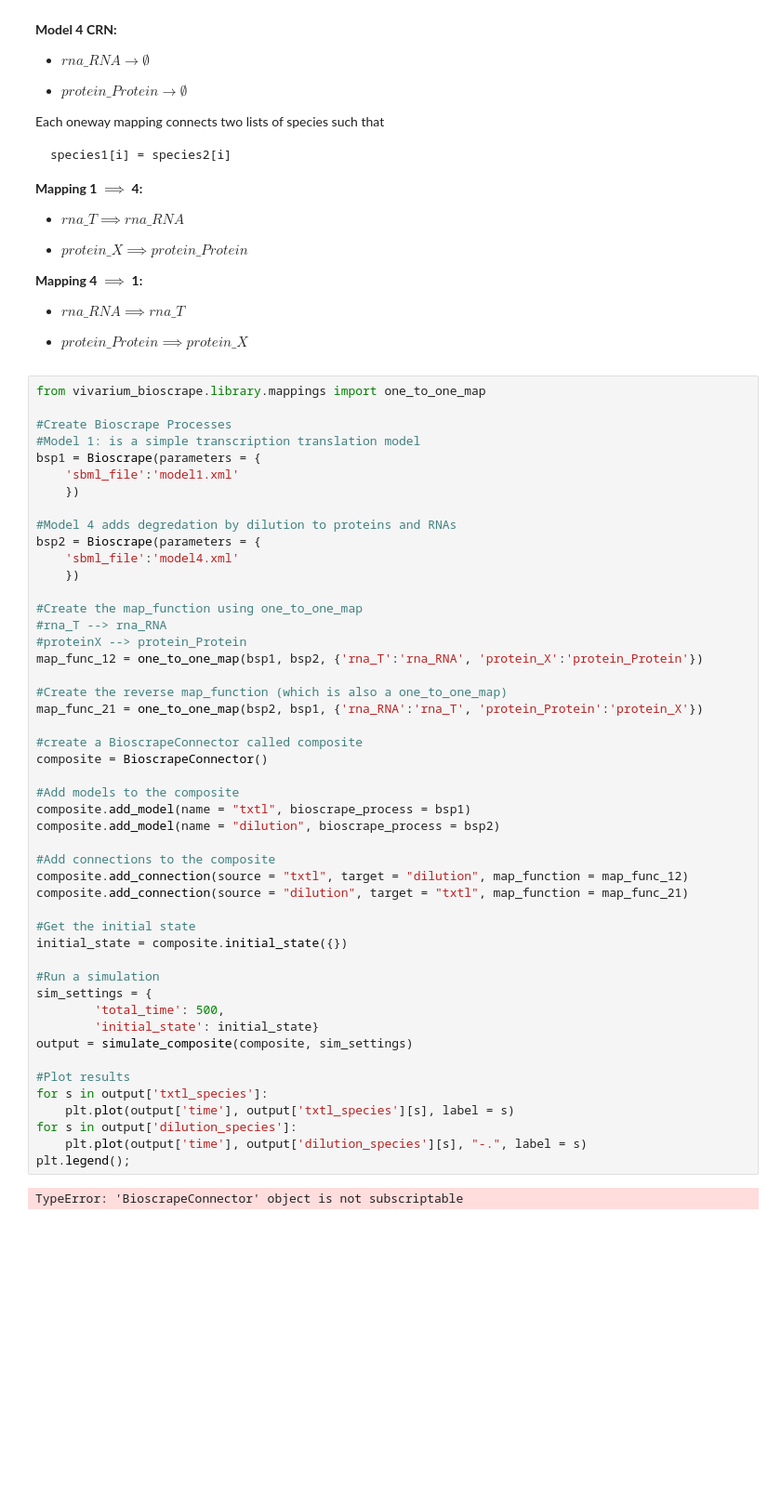
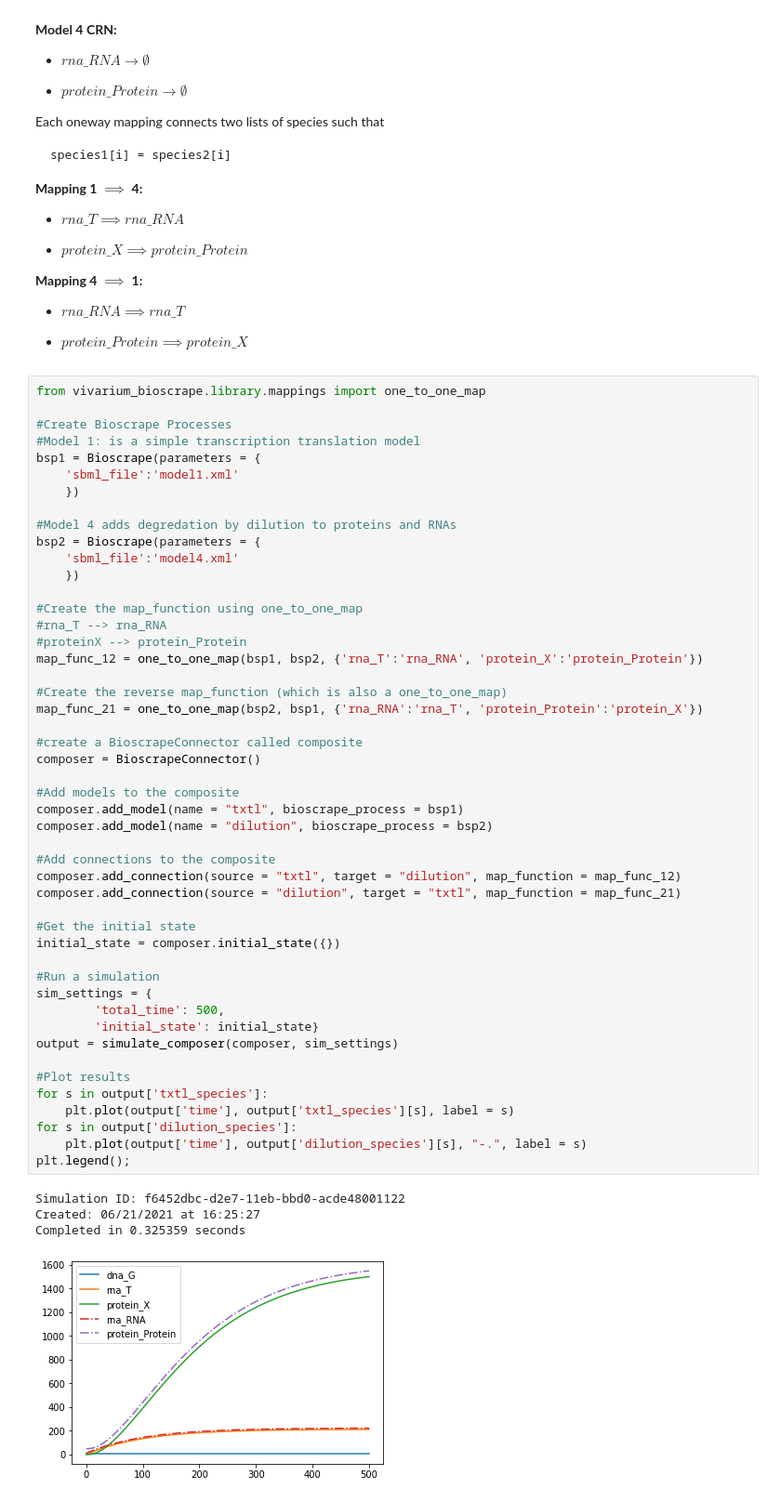
Before and after one commit to vivarium-collective/vivarium-bioscrape, a Jupyter notebook: Notebooks/BioscrapeConnector and OneWayMaps.ipynb, the cells around one changed output. Shown: that part at 93% size. Cells and saved outputs as stored; diff of their text form; blank space fills up the shorter version.

Commit message:
get BioscrapeConnector and OneWayMaps working

```diff
--- a/Notebooks/BioscrapeConnector and OneWayMaps.ipynb
+++ b/Notebooks/BioscrapeConnector and OneWayMaps.ipynb
@@ -64,41 +68,44 @@ bsp2 = Bioscrape(parameters = {
     })
 
 #Create the map_function using one_to_one_map
 #rna_T --> rna_RNA
 #proteinX --> protein_Protein
 map_func_12 = one_to_one_map(bsp1, bsp2, {'rna_T':'rna_RNA', 'protein_X':'protein_Protein'})
 
 #Create the reverse map_function (which is also a one_to_one_map)
 map_func_21 = one_to_one_map(bsp2, bsp1, {'rna_RNA':'rna_T', 'protein_Protein':'protein_X'})
 
 #create a BioscrapeConnector called composite
-composite = BioscrapeConnector()
+composer = BioscrapeConnector()
 
 #Add models to the composite
-composite.add_model(name = "txtl", bioscrape_process = bsp1)
-composite.add_model(name = "dilution", bioscrape_process = bsp2)
+composer.add_model(name = "txtl", bioscrape_process = bsp1)
+composer.add_model(name = "dilution", bioscrape_process = bsp2)
 
 #Add connections to the composite
-composite.add_connection(source = "txtl", target = "dilution", map_function = map_func_12)
-composite.add_connection(source = "dilution", target = "txtl", map_function = map_func_21)
+composer.add_connection(source = "txtl", target = "dilution", map_function = map_func_12)
+composer.add_connection(source = "dilution", target = "txtl", map_function = map_func_21)
 
 #Get the initial state
-initial_state = composite.initial_state({})
+initial_state = composer.initial_state({})
 
 #Run a simulation
 sim_settings = {
         'total_time': 500,
         'initial_state': initial_state}
-output = simulate_composite(composite, sim_settings)
+output = simulate_composer(composer, sim_settings)
 
 #Plot results
 for s in output['txtl_species']:
     plt.plot(output['time'], output['txtl_species'][s], label = s)
 for s in output['dilution_species']:
     plt.plot(output['time'], output['dilution_species'][s], "-.", label = s)
 plt.legend();
 # %% [output]
-TypeError: 'BioscrapeConnector' object is not subscriptable
+Simulation ID: f6452dbc-d2e7-11eb-bbd0-acde48001122
+Created: 06/21/2021 at 16:25:27
+Completed in 0.325359 seconds
+[figure, added]
 # %% [markdown]
 # Example 2: one_to_many_map and many_to_one_map
 
```
Also changed, not shown: parts of 5 cells of this notebook, 3 other files.
